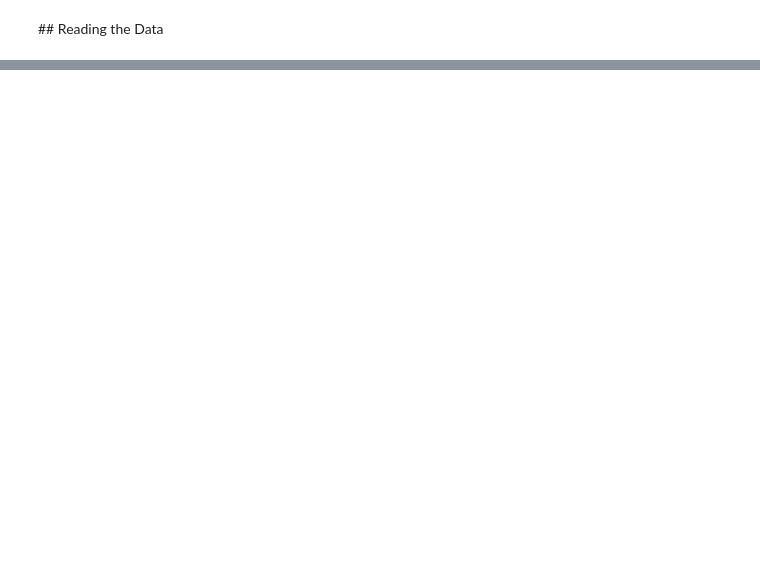
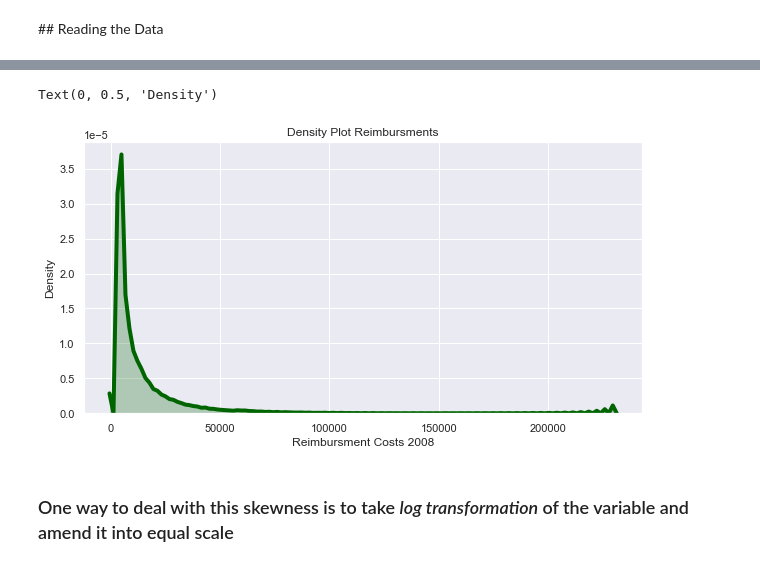
Before and after one commit to deniztokmakoglu/CAPP30254_Project, a Jupyter notebook: Data Preperation.ipynb, the cells around one changed output, grey strips where cells are left out. Saved outputs shown, nothing was run; the diff lists cells and outputs as text; code cells hidden in the pictures; blank space fills up the shorter version.

```diff
--- a/Data Preperation.ipynb
+++ b/Data Preperation.ipynb
@@ -17,3 +46,15 @@ claims = read_data()
+# %%
+sns.distplot(claims["reimb2008"], hist = False,
+             kde = True, color = "darkgreen",
+             kde_kws = {'shade': True, 'linewidth': 4})
+plt.title('Density Plot Reimbursments')
+plt.xlabel('Reimbursment Costs 2008')
+plt.ylabel('Density')
+# %% [output]
+Text(0, 0.5, 'Density')
+[figure, added]
+# %% [markdown]
+### One way to deal with this skewness is to take _log transformation_ of the variable and amend it into equal scale
 # %%
 claims["log(reimb2010+1)"] = np.array(claims["reimb2010"]) + 1
 claims["log(reimb2010+1)"] = np.log10(claims["log(reimb2010+1)"])
```
Also changed, not shown: parts of 26 cells of this notebook.
